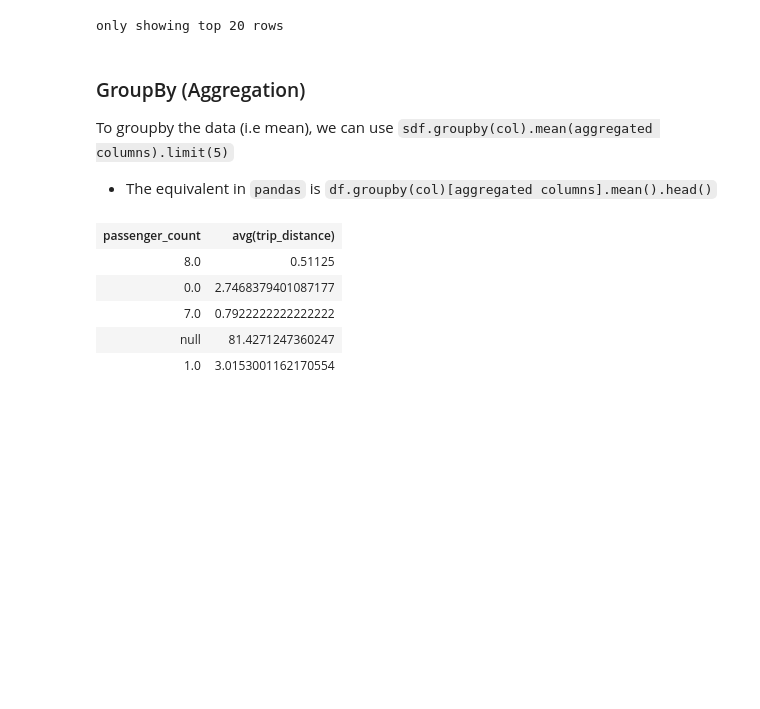
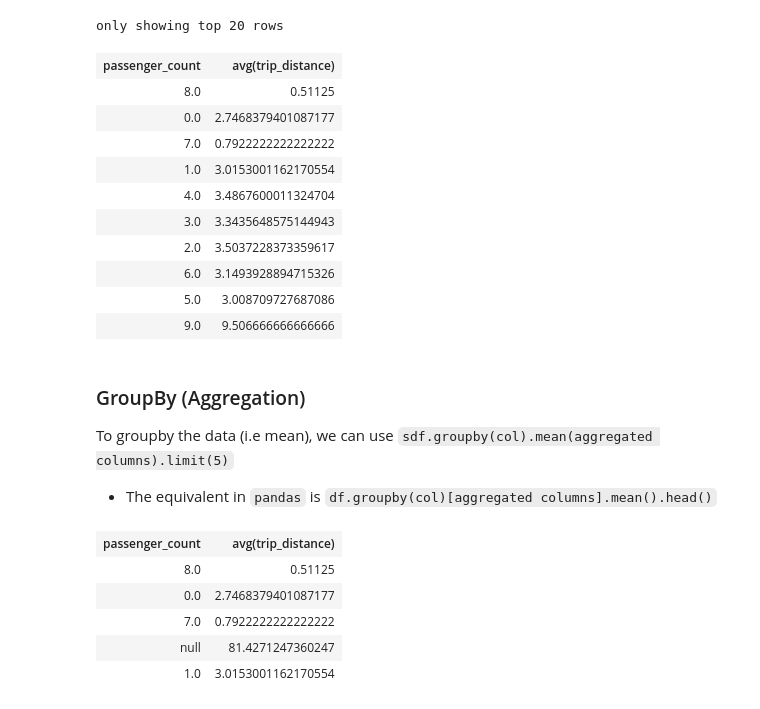
Before and after one commit to arjunrajkumar-ds/MAST30034_Python-1, a Jupyter notebook: tutorials/tute_1/Tute1_Python.ipynb, the cells around one changed output. Cells and saved outputs as stored; diff of their text form; code cells hidden in the pictures; blank space fills up the shorter version.

```diff
--- a/tutorials/tute_1/Tute1_Python.ipynb
+++ b/tutorials/tute_1/Tute1_Python.ipynb
@@ -337,6 +368,26 @@ sdf.where(
 | 1 | 2022-01-01 11:00:44 | 2022-01-01 11:05:29 | 1.0 | 0.2 | 1.0 | ... |
 | 1 | 2022-01-01 11:35:50 | 2022-01-01 11:48:33 | 2.0 | 3.9 | 1.0 | ... |
 only showing top 20 rows
+# %%
+query = sdf.where(
+    # != 0 is fine, but let's also take into account some more realistic filters
+    (F.col('passenger_count') >= 0)
+    & (F.col('trip_distance') >= 0)
+)
+# %%
+query.groupby('passenger_count').mean('trip_distance')
+# %% [output]
+| passenger_count | avg(trip_distance) |
+| 8.0 | 0.51125 |
+| 0.0 | 2.7468379401087177 |
+| 7.0 | 0.7922222222222222 |
+| 1.0 | 3.0153001162170554 |
+| 4.0 | 3.4867600011324704 |
+| 3.0 | 3.3435648575144943 |
+| 2.0 | 3.5037228373359617 |
+| 6.0 | 3.1493928894715326 |
+| 5.0 | 3.008709727687086 |
+| 9.0 | 9.506666666666666 |
 # %% [markdown]
 ### GroupBy (Aggregation)
 To groupby the data (i.e mean), we can use `sdf.groupby(col).mean(aggregated columns).limit(5)`
```
Also changed, not shown: parts of 7 cells of this notebook.
